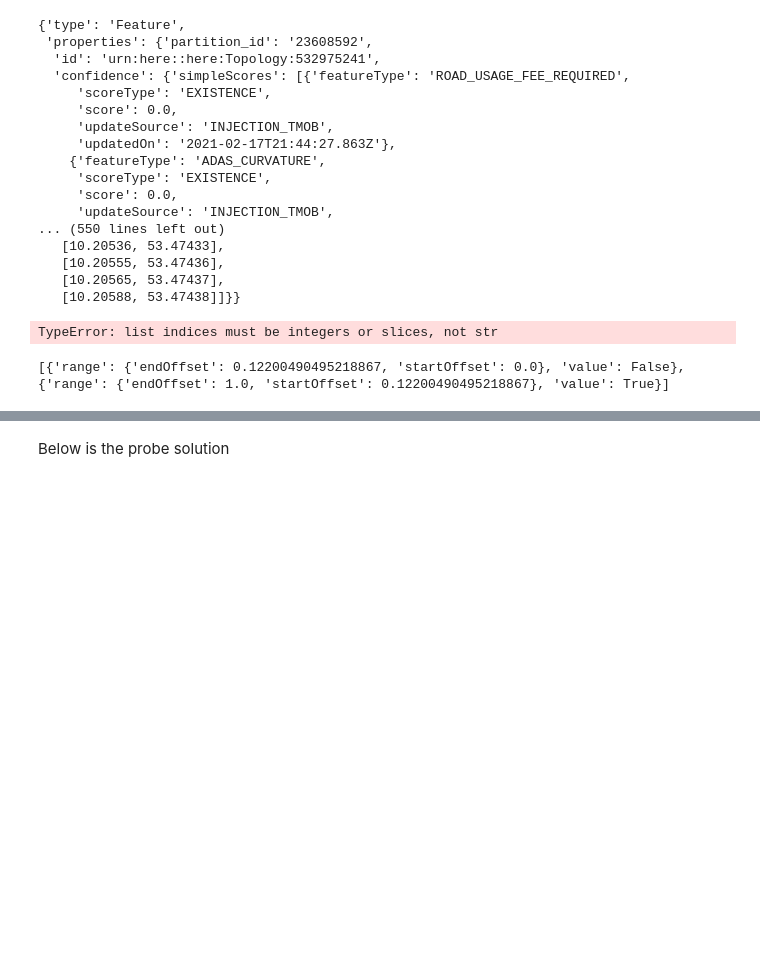
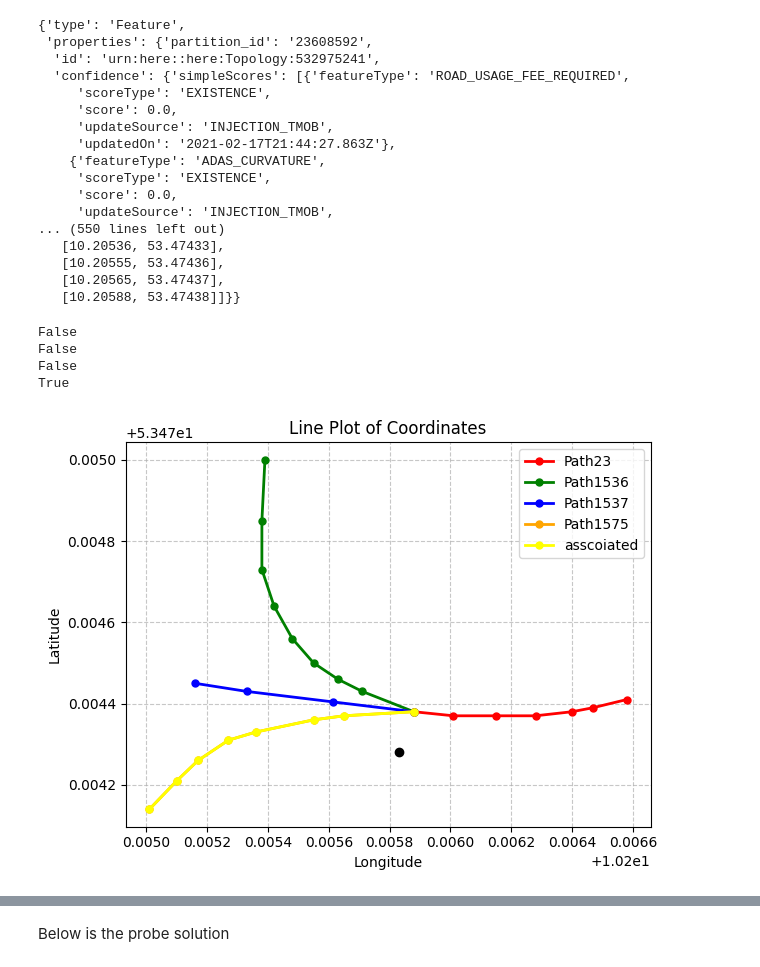
Before and after one commit to janniepandie/Team6HEREHackathon, a Jupyter notebook: playaround.ipynb, the cells around one changed output, grey strips where cells are left out. Cells and saved outputs as stored; diff of their text form; code cells hidden in the pictures; blank space fills up the shorter version.

```diff
--- a/playaround.ipynb
+++ b/playaround.ipynb
@@ -4,6 +4,14 @@ import math
 import re
 import numpy as np
 import pandas as pd
+# %%
+def find_matching_range(target_value, range_list):
+    for item in range_list:
+        start = item['range']['startOffset']
+        end = item['range']['endOffset']
+        if start <= target_value <= end:
+            return item['value']
+    return None
 # %%
 from math import radians, cos, sin, asin, sqrt
 
@@ -91,6 +99,7 @@ for i in range(0,len(geojson_data['features'])):
         if topo == c3:
             motorwaydict = topojson_data['features'][x]['properties']['topologyCharacteristics']['isMotorway'][0]
             asscoiatedtopo = topojson_data['features'][x]
+            asscoiatedindex = x
             print(motorwaydict)
             print(x)
 # %% [output]
@@ -144,70 +153,69 @@ import matplotlib.pyplot as plt
 from itertools import cycle
 color_cycle = cycle(['red', 'green', 'blue', 'orange', 'purple', 'cyan'])
 asscoiatecond, coord = coordcheck(asscoiatedtopo['geometry']['coordinates'],signcord,20)
+
+allpossibledict = []
 if existingscore < 0.5 and observescore<0.5:
     print('sign do not exsit since both existingscore and observescore are below 0.5')
 else:
-    nearbytopo = []
     for i in range(0,len(topojson_data['features'])):
         condition, coord = coordcheck(topojson_data['features'][i]['geometry']['coordinates'],signcord,20)
         if condition:
-            nearbytopo.append([topojson_data['features'][i],coord])
+            possibledict = {'asscoiate':False}
+            temptopo = topojson_data['features'][i]
+            if i == asscoiatedindex:
+                possibledict['asscoiate'] = True
+            possibledict['index'] = i
+            possibledict['pedestrian'] = temptopo['properties']['accessCharacteristics'][0]['pedestrian']
+            print(temptopo['properties']['accessCharacteristics'][0]['pedestrian'])
+            coordinates = temptopo['geometry']['coordinates']
 
-    for j in range(0,len(nearbytopo)):
-        temptopo = nearbytopo[0]
-        coordinates = temptopo[j]['geometry']['coordinates']
-        print(temptopo[j]['properties']['accessCharacteristics'][0]['pedestrian'])
-        #TODO
-        # task one: using coord to compute which part is the sign fall into. return ismotorway true or false
+            totaldis = 0
+            dis=0
+            for c in range(1,len(coordinates)):
+                totaldis += haversine(coordinates[c-1][0], coordinates[c-1][1], coordinates[c][0], coordinates[c][1])
+                if coord == coordinates[c]:
+                    dis = totaldis
+            offsetindex = dis/totaldis
 
-        print(temptopo[j]['properties']['topologyCharacteristics']['isMotorway'])
-
-
-        #TODO
-        #if asscoiatedtopo ismotorway and pedestrian is True: we correct pedestrian to False
+            ranges = temptopo['properties']['topologyCharacteristics']['isMotorway']
+            result = find_matching_range(offsetindex, ranges)
+            possibledict['ismotorway'] = result
+            x, y = zip(*coordinates)  # Unpack tuples into two lists
+            allpossibledict.append(possibledict)
+            # Plot
+            plt.plot(x, y,
+                    color=next(color_cycle),
+                    marker='o',      # Add markers at each point
+                    linestyle='-',   # Solid line
+                    linewidth=2,     # Thicker line
+                    markersize=5,    # Size of markers
+                    label='Path'+str(i))
 
 
 
-        #TODO
-        #if asscoiatedtopo ismotorway is false: find nearby topo where ismotorway is True and pedestrian is false and we assgin it to the validation
 
-        #TODO
-        #if nothing is found. We check probe data and see if pedestrain nearby. if yes, case 4. Otherwise, we correct pedestrian to False
-
-
-
-        # Unzip coordinates into separate X and Y lists
-        x, y = zip(*coordinates)  # Unpack tuples into two lists
-
-        # Plot
-        plt.plot(x, y,
-                color=next(color_cycle),
-                marker='o',      # Add markers at each point
-                linestyle='-',   # Solid line
-                linewidth=2,     # Thicker line
-                markersize=5,    # Size of markers
-                label='Path'+str(j))
     coordinates = asscoiatedtopo['geometry']['coordinates']
     x, y = zip(*coordinates)
     plt.plot(x, y,
                     color='yellow',
                     marker='o',      # Add markers at each point
                     linestyle='-',   # Solid line
                     linewidth=2,     # Thicker line
                     markersize=5,    # Size of markers
                     label='asscoiated')
     plt.plot(signcord[0],signcord[1],color='black',marker='o')
     # Customize the plot
     plt.xlabel('Longitude')
     plt.ylabel('Latitude')
     plt.title('Line Plot of Coordinates')
     plt.grid(True, linestyle='--', alpha=0.7)
     plt.legend()
     plt.tight_layout()
     plt.show()
 # %% [output]
-TypeError: list indices must be integers or slices, not str
+False
+False
+False
+True
+[figure, added]
-# %%
-print(nearbytopo[4]['properties']['topologyCharacteristics']['isMotorway'])
-# %% [output]
-[{'range': {'endOffset': 0.12200490495218867, 'startOffset': 0.0}, 'value': False}, {'range': {'endOffset': 1.0, 'startOffset': 0.12200490495218867}, 'value': True}]
```
Also changed, not shown: parts of 3 cells of this notebook.
